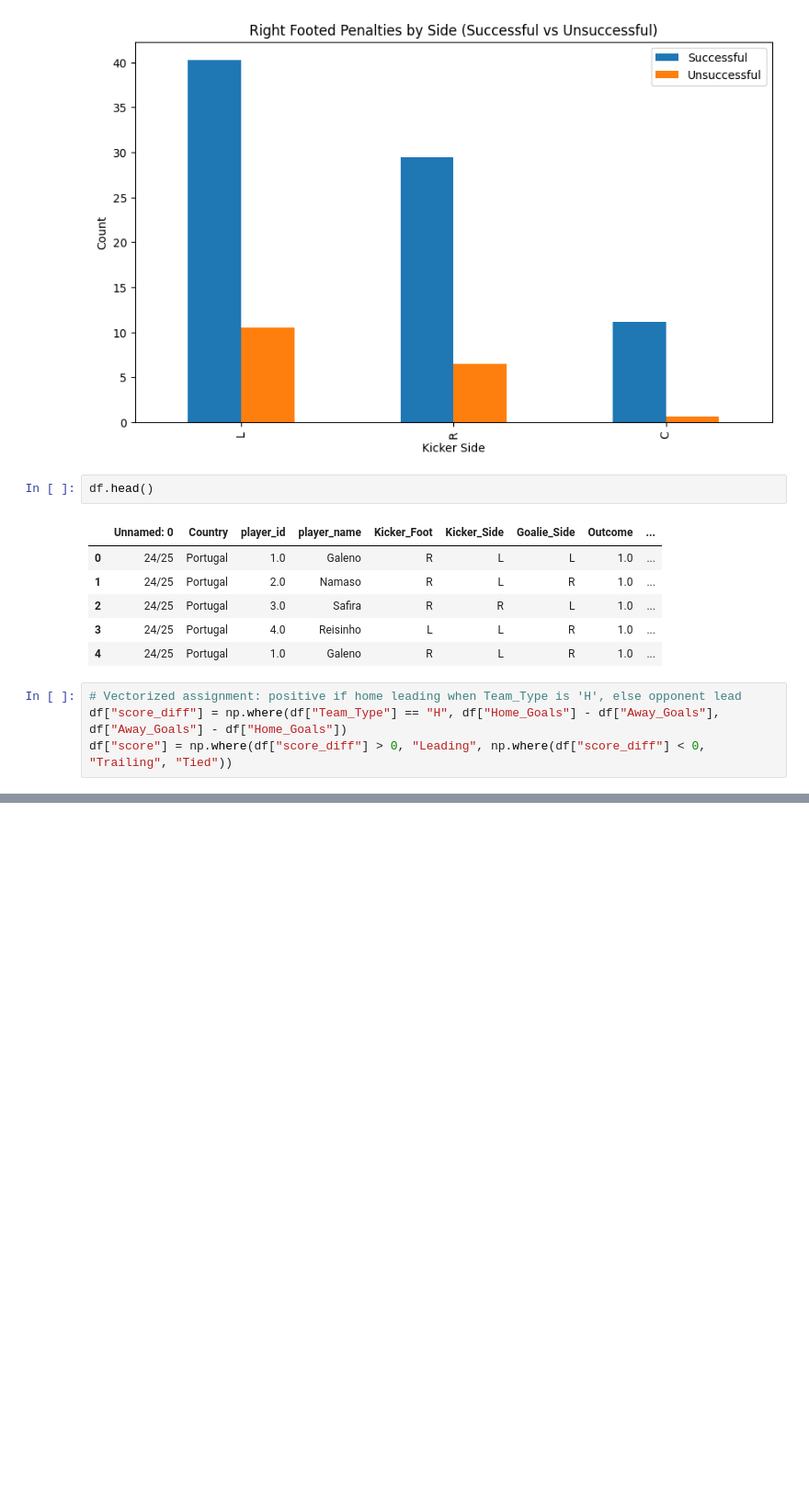
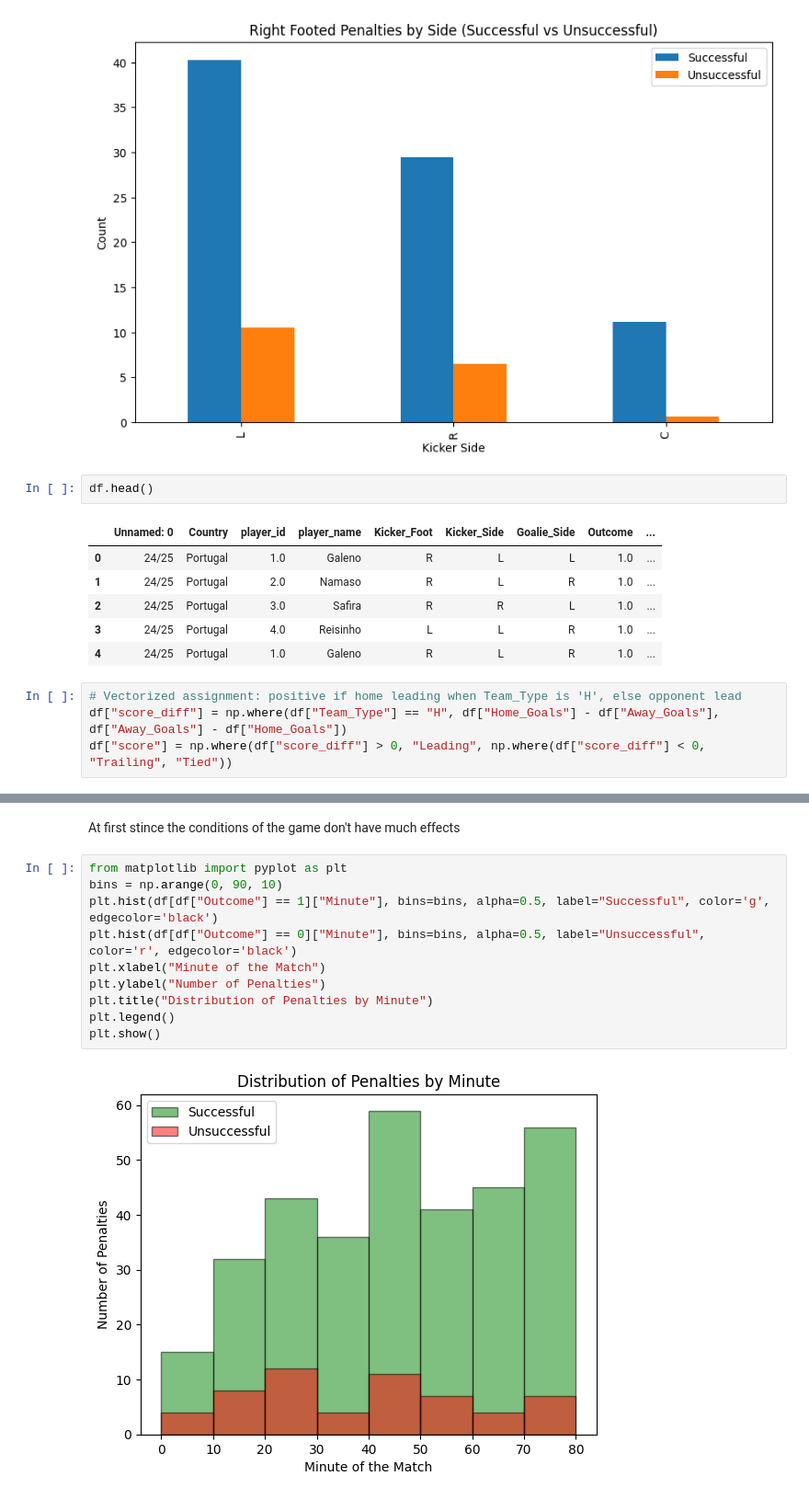
Before and after one commit to YassineMessioui/football-penalty-analysis, a Jupyter notebook: notebooks/sandbox.ipynb, the cells around one changed output, grey strips where cells are left out. Shown at 92% size. Cells and saved outputs as stored; diff of their text form; blank space fills up the shorter version.

```diff
--- a/notebooks/sandbox.ipynb
+++ b/notebooks/sandbox.ipynb
@@ -80,0 +81,14 @@ plt.show()
+# %% [markdown]
+At first stince the conditions of the game don't have much effects
+# %%
+from matplotlib import pyplot as plt
+bins = np.arange(0, 90, 10)
+plt.hist(df[df["Outcome"] == 1]["Minute"], bins=bins, alpha=0.5, label="Successful", color='g', edgecolor='black')
+plt.hist(df[df["Outcome"] == 0]["Minute"], bins=bins, alpha=0.5, label="Unsuccessful", color='r', edgecolor='black')
+plt.xlabel("Minute of the Match")
+plt.ylabel("Number of Penalties")
+plt.title("Distribution of Penalties by Minute")
+plt.legend()
+plt.show()
+# %% [output]
+[figure, added]
```
Also changed, not shown: parts of 4 cells of this notebook.
